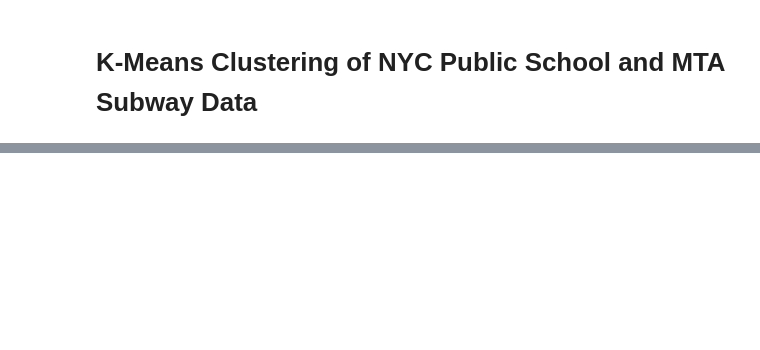
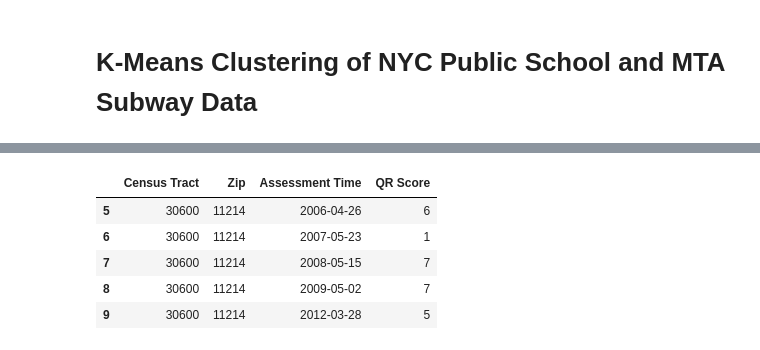
Before and after one commit to tali0n-git/NYC_Public_Schools_Analysis, a Jupyter notebook: ML_Notebooks/k-means-tests.ipynb, the cells around one changed output, grey strips where cells are left out. Saved outputs shown, nothing was run; the diff lists cells and outputs as text; code cells hidden in the pictures; blank space fills up the shorter version.

```diff
--- a/ML_Notebooks/k-means-tests.ipynb
+++ b/ML_Notebooks/k-means-tests.ipynb
@@ -76,0 +83,10 @@ subway_df.head() # 26 rows
+# %%
+schools_dim['Zip'] = schools_dim['Zip'].astype(float).astype('Int64').astype(str)
+schools_dim.head()
+# %% [output]
+|  | Census Tract | Zip | Assessment Time | QR Score |
+| 5 | 30600 | 11214 | 2006-04-26 | 6 |
+| 6 | 30600 | 11214 | 2007-05-23 | 1 |
+| 7 | 30600 | 11214 | 2008-05-15 | 7 |
+| 8 | 30600 | 11214 | 2009-05-02 | 7 |
+| 9 | 30600 | 11214 | 2012-03-28 | 5 |
```
Also changed, not shown: parts of 7 cells of this notebook.
